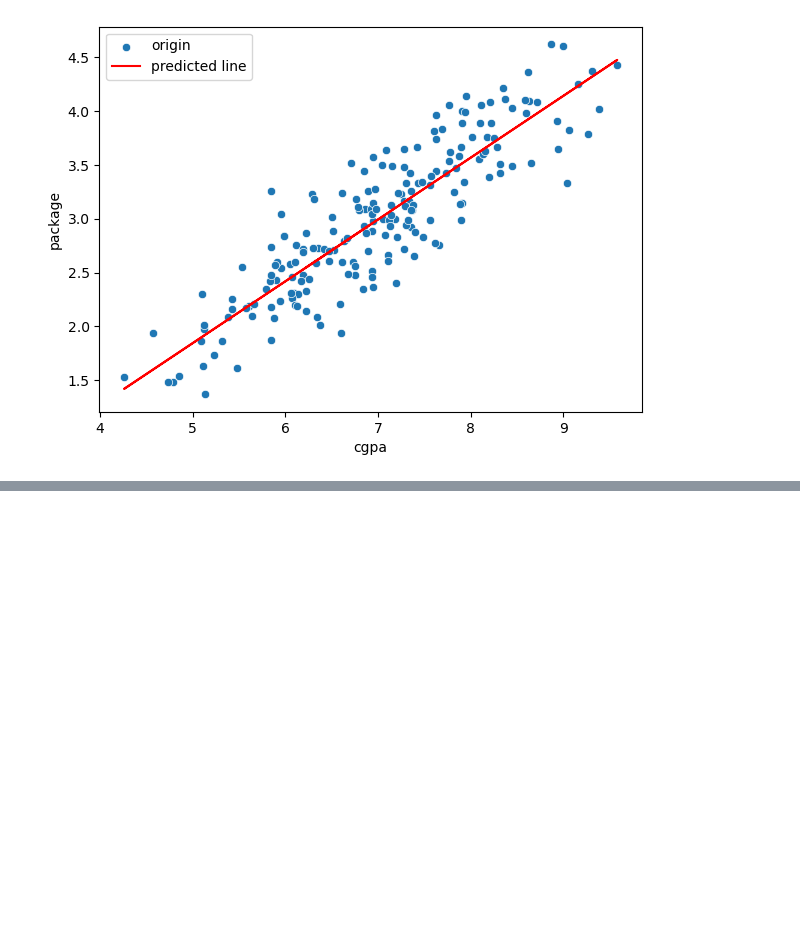
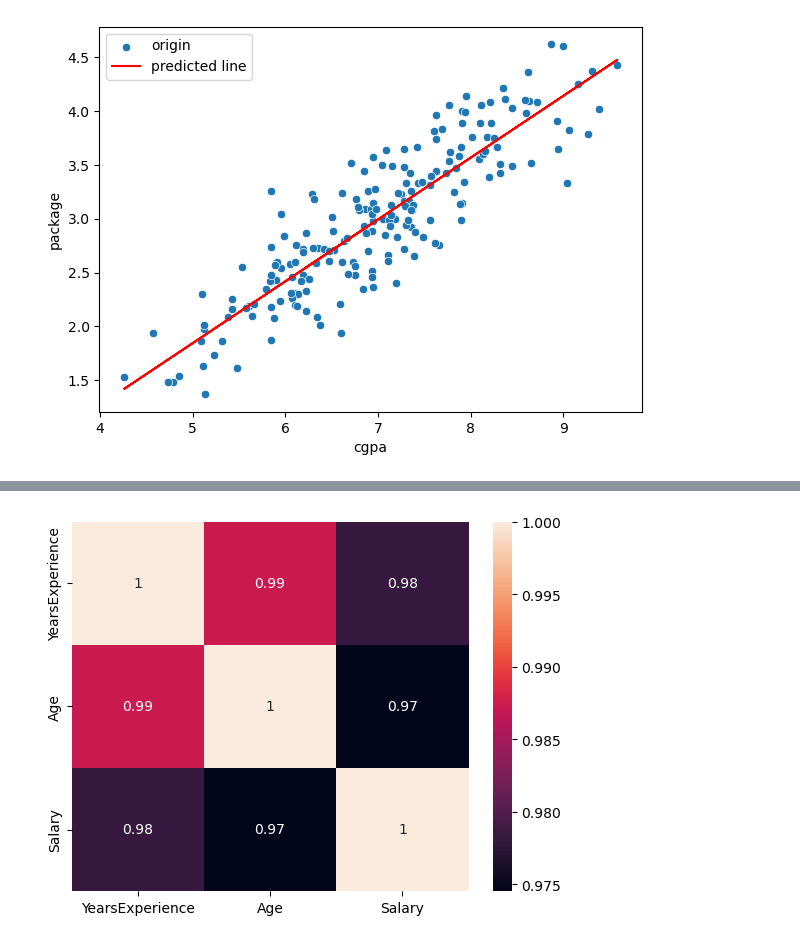
Before and after one commit to deepaknandeshwar17/Machine_Learning_practice, a Jupyter notebook: ml2.ipynb, the cells around one changed output, grey strips where cells are left out. Saved outputs shown, nothing was run; the diff lists cells and outputs as text; code cells hidden in the pictures; blank space fills up the shorter version.

```diff
--- a/ml2.ipynb
+++ b/ml2.ipynb
@@ -228,0 +265,5 @@ plt.show()
+# %%
+sns.heatmap(data=salarydata.corr(), annot=True)
+plt.show()
+# %% [output]
+[figure, added]
```
Also changed, not shown: parts of 19 cells of this notebook, 1 other file.
